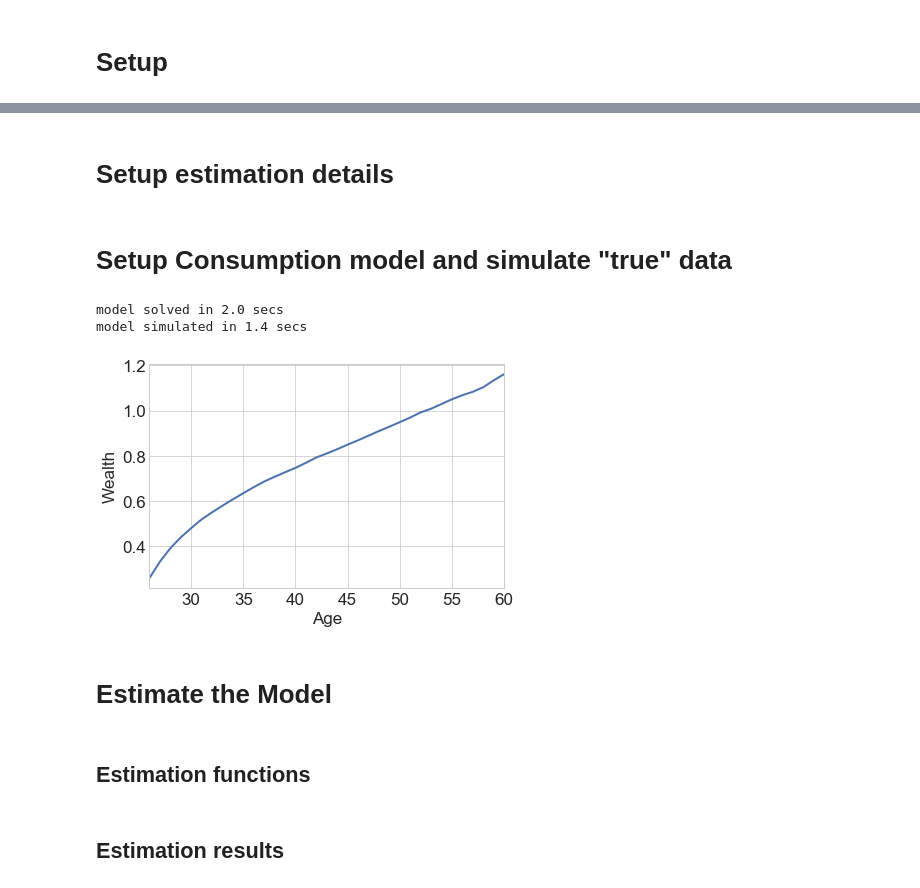
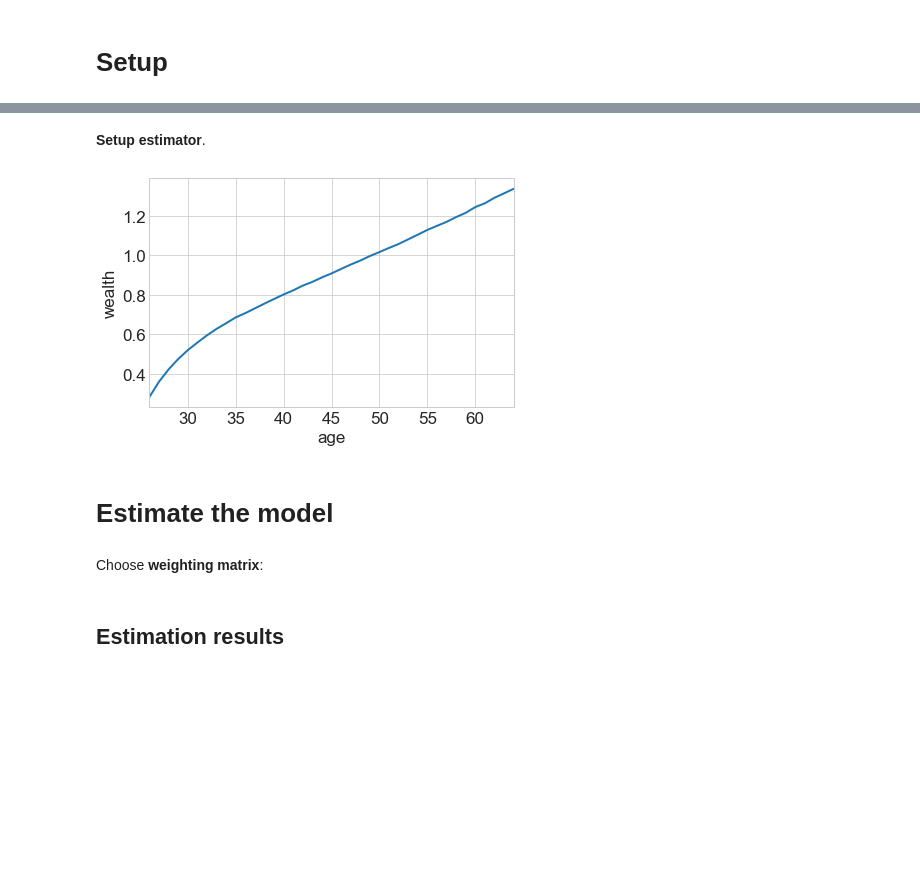
Before and after one commit to NumEconCopenhagen/ConsumptionSavingNotebooks, a Jupyter notebook: DynamicProgramming/04. Structural Estimation.ipynb, the cells around one changed output, grey strips where cells are left out. Cells and saved outputs as stored; diff of their text form; code cells hidden in the pictures; blank space fills up the shorter version.

Commit message:
Update of estimation + first GE

```diff
--- a/DynamicProgramming/04. Structural Estimation.ipynb
+++ b/DynamicProgramming/04. Structural Estimation.ipynb
@@ -48,0 +115,9 @@ from SimulatedMinimumDistance import SimulatedMinimumDistanceClass
+# %%
+# a. setup model to simulate data
+true = ConsumptionSavingModelClass(name='true',solmethod='egm',**par_true)
+true.solve()
+true.simulate(seed=2019) # this seed is different from the default
+
+# b. data moments
+datamoms = mom_func(true.sim)
+moment_names = [i for i in range(true.par.age_min+1,true.par.age_min+true.par.simT)]
@@ -49,2 +129,7 @@ from SimulatedMinimumDistance import SimulatedMinimumDistanceClass
+# %%
+num_boot = 200
+num_moms = datamoms.size
+smd = SimulatedMinimumDistanceClass(est_par,mom_func,datamoms=datamoms)
+smd.Omega = smd.bootstrap_mom_var(true.sim,N,num_boot,num_moms)
 # %% [markdown]
-# Setup estimation details
+**Setup estimator**.
@@ -81,29 +136,6 @@ weighting_matrix = 0
-# %% [markdown]
-# Setup Consumption model and simulate "true" data
-# %%
-# simulation setup
-par = {'sim_mini':1.0 ,'simlifecycle':1, 'simT':36,'simN':n_sim}
-model = ConsumptionSavingModelClass(name='estimated',solmethod='egm',**par)
-
-# synthetic data and moments
-par['simN'] = n # number of observations, n
-model_true = ConsumptionSavingModelClass(name='true',solmethod='egm',**par)
-model_true.solve()
-model_true.simulate(seed=2019) # this is different from the default
-
-datamoms = mom_func(model_true.sim)
-moment_names = [i for i in range(model.par.age_min+1,model.par.age_min+model.par.simT)]
-
-# setup the SMD estimator for the current model and parameters of interest
-smd = SimulatedMinimumDistanceClass(est_par,mom_func,datamoms=datamoms)
-
-# plot age-profile moments in data
-smd.plot({'data':moment_names},{'data':datamoms},xlabel='Age',ylabel='Wealth',hide_legend=True)
-# %% [output]
-model solved in 2.0 secs
-model simulated in 1.4 secs
-[figure, removed]
+# %%
+smd.plot({'data':moment_names},{'data':datamoms},xlabel='age',ylabel='wealth',hide_legend=True)
+# %% [output]
+[figure, added]
 # %% [markdown]
-# Estimate the Model
+# Estimate the model
-# %% [markdown]
-## Estimation functions
@@ -110 +144,3 @@ model simulated in 1.4 secs
+# %% [markdown]
+Choose **weighting matrix**:
 # %%
```
Also changed, not shown: parts of 62 cells of this notebook, 9 other files.
